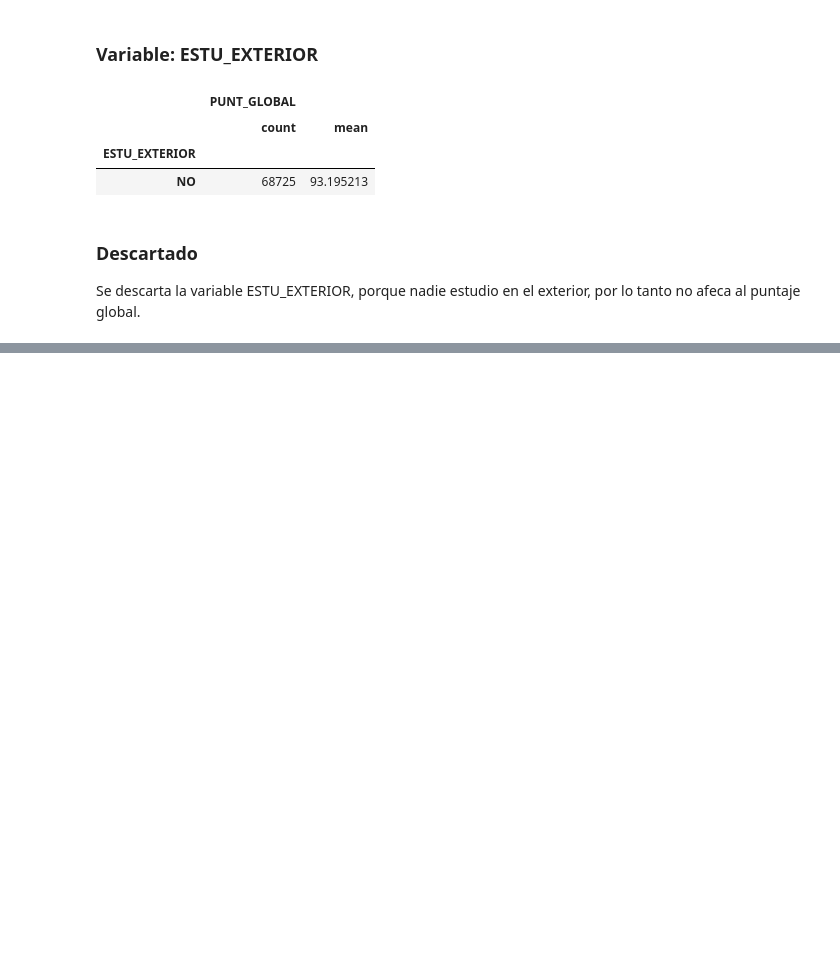
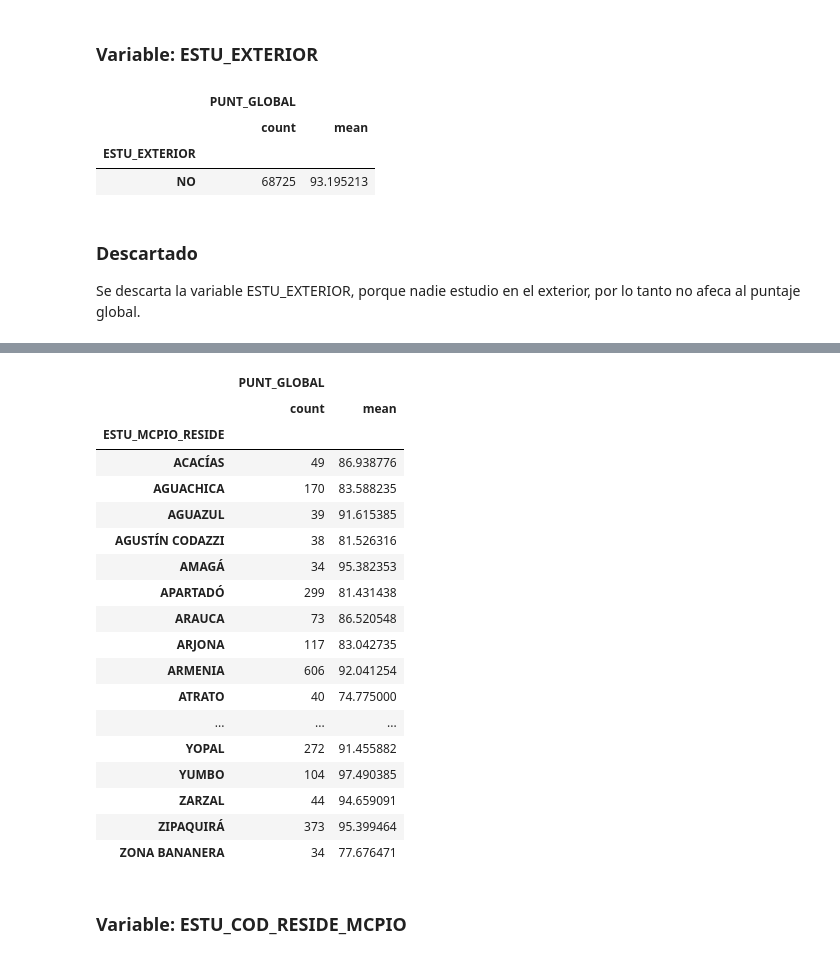
Before and after one commit to EstebanColoradoGonzalez/DataScience, a Jupyter notebook: Tarea_2/src/notebook/Punto 3 - Regresion/logistic_regression_by_hand.ipynb, the cells around one changed output, grey strips where cells are left out. Drawn from its saved outputs; the diff is of its cells as text; code cells hidden in the pictures; blank space fills up the shorter version.

```diff
--- a/Tarea_2/src/notebook/Punto 3 - Regresion/logistic_regression_by_hand.ipynb
+++ b/Tarea_2/src/notebook/Punto 3 - Regresion/logistic_regression_by_hand.ipynb
@@ -176,0 +325,32 @@ Se descarta la variable ESTU_EXTERIOR, porque nadie estudio en el exterior, por
+# %%
+mcpio_counts = df['ESTU_MCPIO_RESIDE'].value_counts()
+
+otros_mcpios = mcpio_counts[mcpio_counts < 30].index.tolist()
+
+df.loc[df['ESTU_MCPIO_RESIDE'].isin(otros_mcpios), 'ESTU_MCPIO_RESIDE'] = "OTROS"
+
+df.to_excel("data/resultados_pruebas_saber_2020-1.xlsx", index=False)
+# %%
+df[['ESTU_MCPIO_RESIDE','PUNT_GLOBAL']].groupby("ESTU_MCPIO_RESIDE").agg(["count", "mean"])
+# %% [output]
+|  | PUNT_GLOBAL |  |
+|  | count | mean |
+| ESTU_MCPIO_RESIDE |  |  |
+| ACACÍAS | 49 | 86.938776 |
+| AGUACHICA | 170 | 83.588235 |
+| AGUAZUL | 39 | 91.615385 |
+| AGUSTÍN CODAZZI | 38 | 81.526316 |
+| AMAGÁ | 34 | 95.382353 |
+| APARTADÓ | 299 | 81.431438 |
+| ARAUCA | 73 | 86.520548 |
+| ARJONA | 117 | 83.042735 |
+| ARMENIA | 606 | 92.041254 |
+| ATRATO | 40 | 74.775000 |
+| ... | ... | ... |
+| YOPAL | 272 | 91.455882 |
+| YUMBO | 104 | 97.490385 |
+| ZARZAL | 44 | 94.659091 |
+| ZIPAQUIRÁ | 373 | 95.399464 |
+| ZONA BANANERA | 34 | 77.676471 |
+# %% [markdown]
+### Variable: ESTU_COD_RESIDE_MCPIO
```
Also changed, not shown: parts of 124 cells of this notebook, 1 other file.
